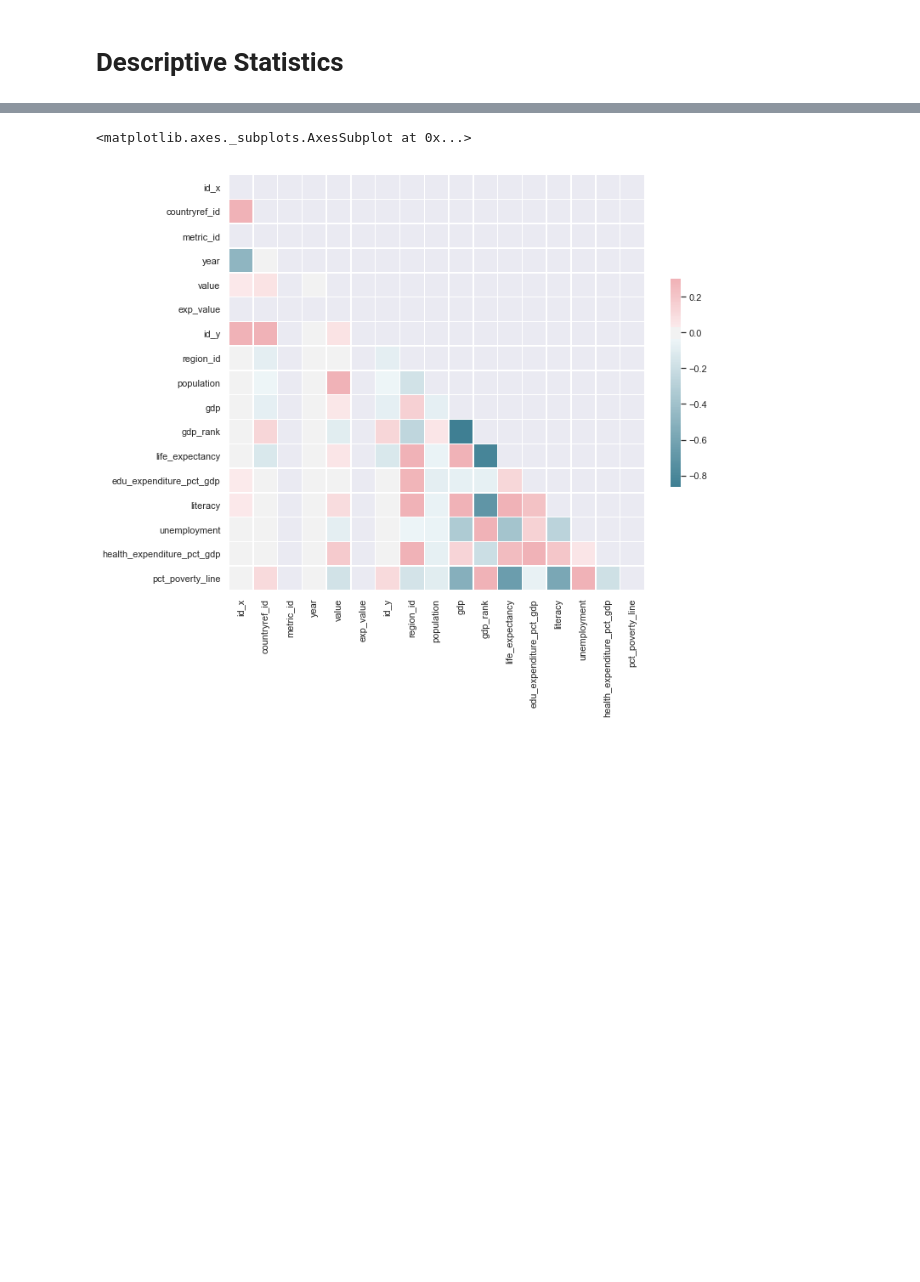
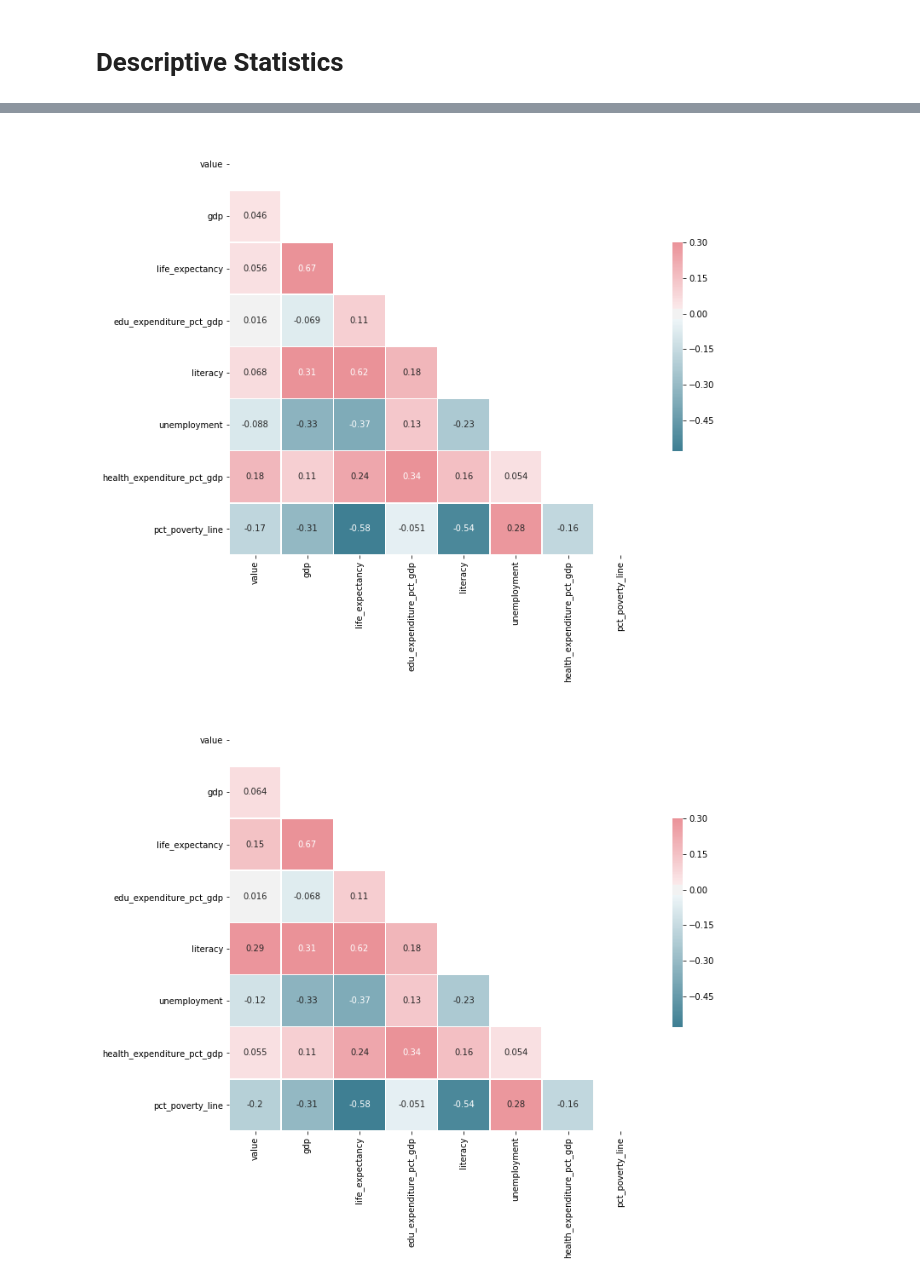
Before and after one commit to jarrynnn/wpb-flask, a Jupyter notebook: Modelling/regression_clustering.ipynb, the cells around one changed output, grey strips where cells are left out. Drawn from its saved outputs; the diff is of its cells as text; code cells hidden in the pictures; blank space fills up the shorter version.

```diff
--- a/Modelling/regression_clustering.ipynb
+++ b/Modelling/regression_clustering.ipynb
@@ -125,0 +256,3 @@ occ.shape
+# %%
+
+ppt['population_log'] = np.log(ppt['population'])
@@ -126,7 +307,11 @@ occ.shape
 # %%
-columns = ['value', 'population', 'gdp', 'gdp_rank',
-       'life_expectancy', 'edu_expenditure_pct_gdp', 'literacy',
+#Relevant columns
+#including value
+columns = ['value','gdp','life_expectancy', 'edu_expenditure_pct_gdp', 'literacy',
        'unemployment', 'health_expenditure_pct_gdp', 'pct_poverty_line']
+# %%
+metrics = [ppt, ppr, remand, fem, foreign, occ]
 # %%
-g = sns.pairplot(ppt[columns].dropna(),  vars=columns)
+for df in metrics :
+    sns.pairplot(df[columns].dropna(),  vars=columns)
 # %% [output]
@@ -134,20 +324,22 @@ g = sns.pairplot(ppt[columns].dropna(),  vars=columns)
 # %%
-# Compute the correlation matrix
-corr = ppt.corr(method='pearson')
+for df in metrics :
 
-# Generate a mask for the upper triangle
-mask = np.zeros_like(corr, dtype=np.bool)
-mask[np.triu_indices_from(mask)] = True
+    # Compute the correlation matrix
+    corr = df[columns].corr(method='pearson')
 
-# Set up the matplotlib figure
-f, ax = plt.subplots(figsize=(11, 9))
+    # Generate a mask for the upper triangle
+    mask = np.zeros_like(corr, dtype=np.bool)
+    mask[np.triu_indices_from(mask)] = True
 
-# Generate a custom diverging colormap
-cmap = sns.diverging_palette(220, 10, as_cmap=True)
+    # Set up the matplotlib figure
+    f, ax = plt.subplots(figsize=(11, 9))
+
+    # Generate a custom diverging colormap
+    cmap = sns.diverging_palette(220, 10, as_cmap=True)
 
 # Draw the heatmap with the mask and correct aspect ratio
-sns.heatmap(corr, mask=mask, cmap=cmap, vmax=.3, center=0,
+    sns.heatmap(corr, mask=mask, cmap=cmap, vmax=.3, center=0, annot=True,
             square=True, linewidths=.5, cbar_kws={"shrink": .5})
 # %% [output]
-<matplotlib.axes._subplots.AxesSubplot at 0x...>
-[figure, old version]
+[figure, new version]
+[figure, added]
```
Also changed, not shown: parts of 57 cells of this notebook, 1 other file.
